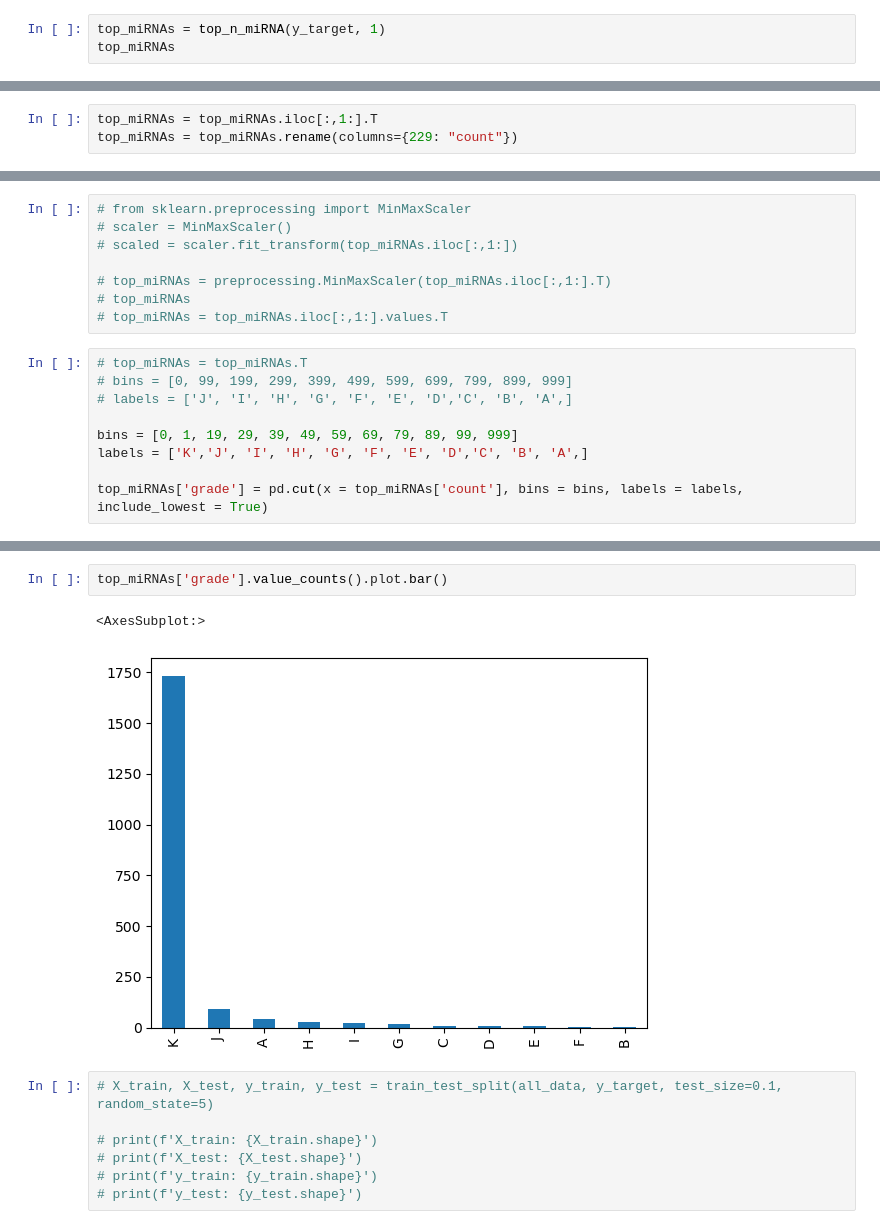
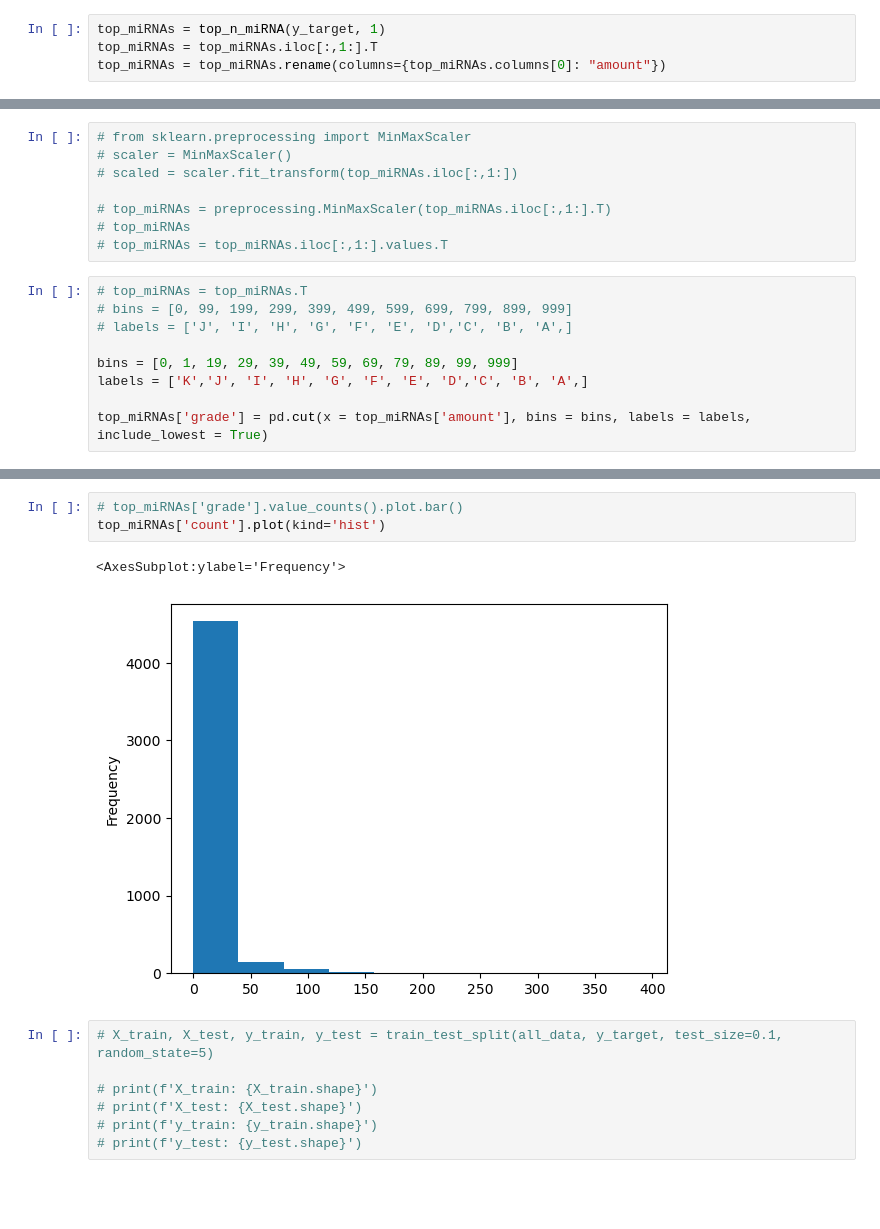
Before and after one commit to Fahim17/inferring-miRNA, a Jupyter notebook: prediction_model.ipynb, the cells around one changed output, grey strips where cells are left out. Drawn from its saved outputs; the diff is of its cells as text; blank space fills up the shorter version.

```diff
--- a/prediction_model.ipynb
+++ b/prediction_model.ipynb
@@ -87,3 +86,4 @@ y_target.shape
 # %%
 top_miRNAs = top_n_miRNA(y_target, 1)
-top_miRNAs
+top_miRNAs = top_miRNAs.iloc[:,1:].T
+top_miRNAs = top_miRNAs.rename(columns={top_miRNAs.columns[0]: "amount"})
@@ -94,3 +89,0 @@ top_miRNAs
-# %%
-top_miRNAs = top_miRNAs.iloc[:,1:].T
-top_miRNAs = top_miRNAs.rename(columns={229: "count"})
@@ -126,5 +114,5 @@ top_miRNAs
 bins = [0, 1, 19, 29, 39, 49, 59, 69, 79, 89, 99, 999]
 labels = ['K','J', 'I', 'H', 'G', 'F', 'E', 'D','C', 'B', 'A',]
 
-top_miRNAs['grade'] = pd.cut(x = top_miRNAs['count'], bins = bins, labels = labels, include_lowest = True)
+top_miRNAs['grade'] = pd.cut(x = top_miRNAs['amount'], bins = bins, labels = labels, include_lowest = True)
 # %%
@@ -146,8 +147,9 @@ top_miRNAs.sort_values(by='count')
 # %%
-top_miRNAs['grade'].value_counts().plot.bar()
+# top_miRNAs['grade'].value_counts().plot.bar()
+top_miRNAs['count'].plot(kind='hist')
 # %% [output]
-<AxesSubplot:>
+<AxesSubplot:ylabel='Frequency'>
-[figure, old version]
+[figure, new version]
 # %%
 # X_train, X_test, y_train, y_test = train_test_split(all_data, y_target, test_size=0.1, random_state=5)
 
```
Also changed, not shown: parts of 10 cells of this notebook.
